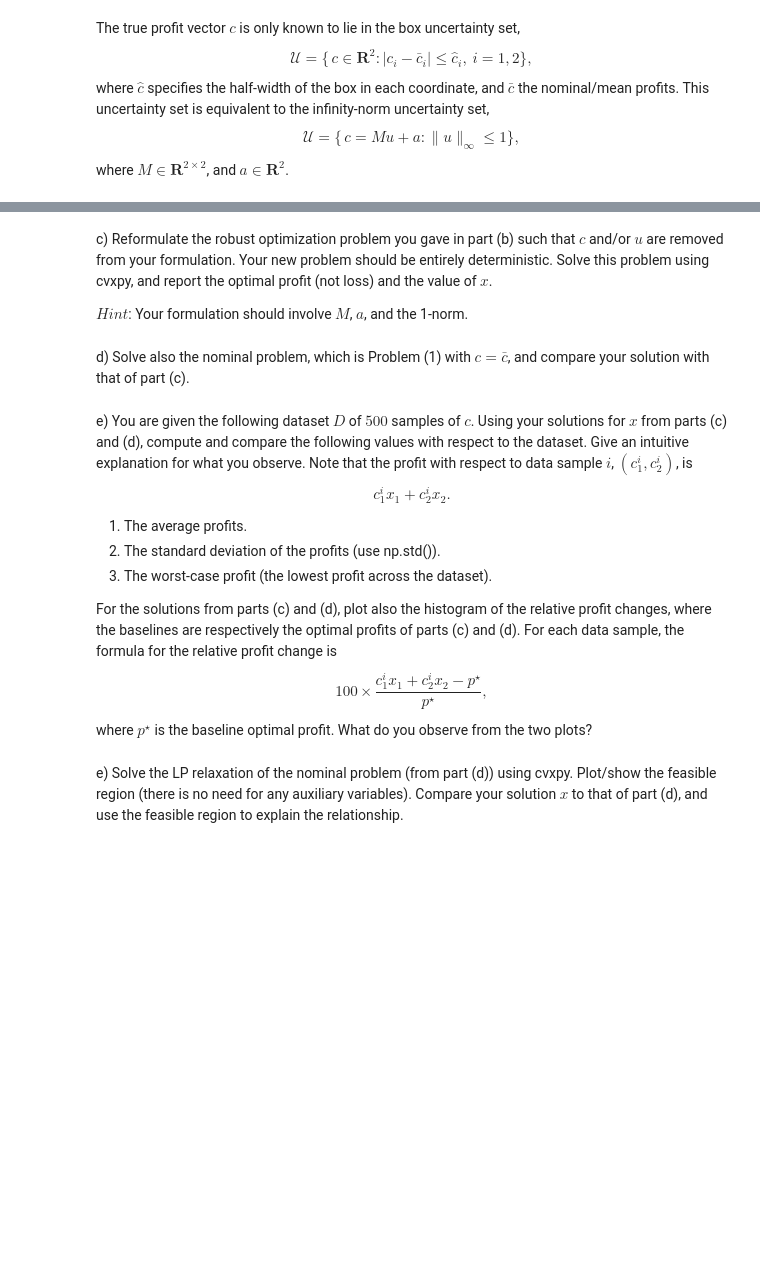
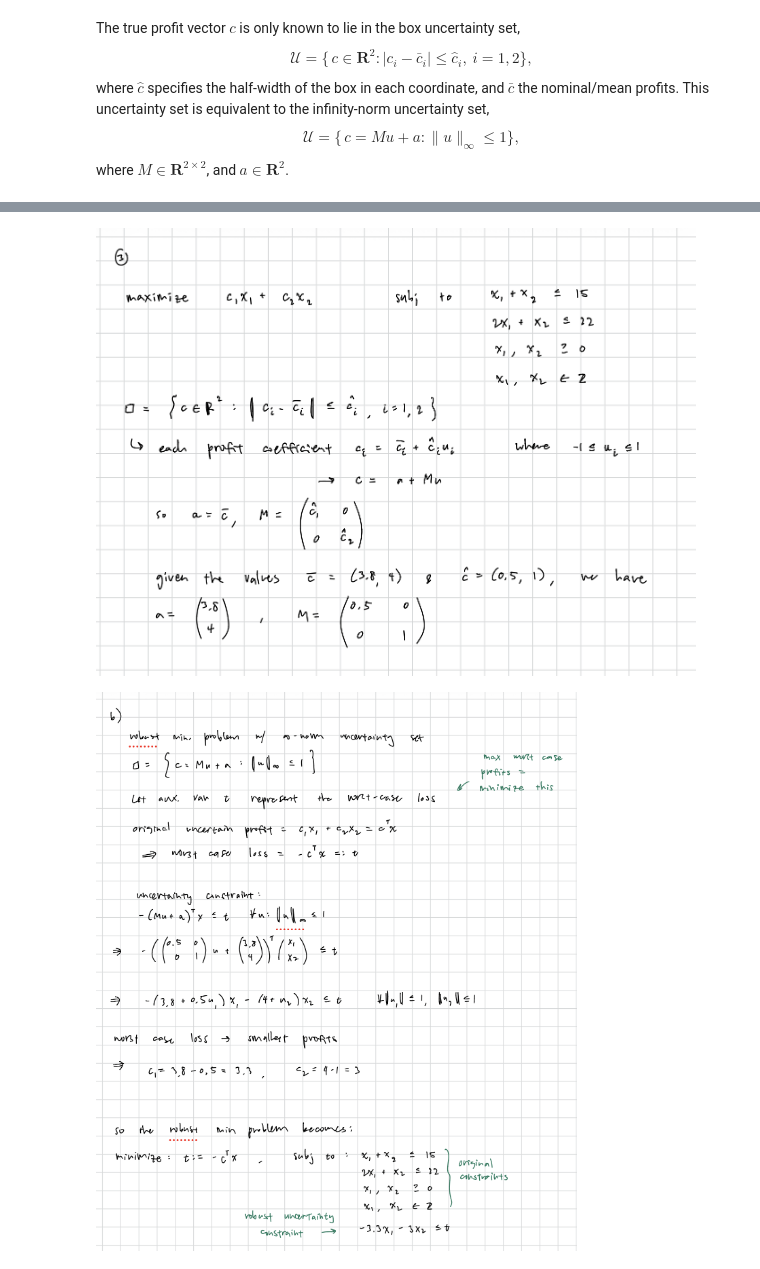
Before and after one commit to andygcui/orf307_pset8, a Jupyter notebook: Homework 8.ipynb, the cells around one changed output, grey strips where cells are left out. Saved outputs shown, nothing was run; the diff lists cells and outputs as text; code cells hidden in the pictures; blank space fills up the shorter version.

```diff
--- a/Homework 8.ipynb
+++ b/Homework 8.ipynb
@@ -88,15 +105,0 @@ $\textit{Hint}$: Use an auxiliary variable.
-# %% [markdown]
-c) Reformulate the robust optimization problem you gave in part (b) such that $c$ and/or $u$ are removed from your formulation. Your new problem should be entirely deterministic. Solve this problem using cvxpy, and report the optimal profit (not loss) and the value of $x$.
-
-$\textit{Hint}$: Your formulation should involve $M$, $a$, and the 1-norm.
-# %% [markdown]
-d) Solve also the nominal problem, which is Problem (1) with $c = \bar{c}$, and compare your solution with that of part (c).
-# %% [markdown]
-e) You are given the following dataset $D$ of $500$ samples of $c$. Using your solutions for $x$ from parts (c) and (d), compute and compare the following values with respect to the dataset. Give an intuitive explanation for what you observe. Note that the profit with respect to data sample $i$, $(c_1^i, c_2^i)$, is $$c_1^ix_1 + c_2^ix_2.$$
-1) The average profits.
-2) The standard deviation of the profits (use np.std()).
-3) The worst-case profit (the lowest profit across the dataset).
-
-For the solutions from parts (c) and (d), plot also the histogram of the relative profit changes, where the baselines are respectively the optimal profits of parts (c) and (d). For each data sample, the formula for the relative profit change is
-$$100\times \frac{c_1^ix_1 + c_2^ix_2 - p^\star}{p^\star},$$
-where $p^{\star}$ is the baseline optimal profit. What do you observe from the two plots?
@@ -117,2 +106,7 @@ D = np.random.uniform(c_bar - c_hat, c_bar + c_hat, size=(500, 2))
-# %% [markdown]
-e) Solve the LP relaxation of the nominal problem (from part (d)) using cvxpy. Plot/show the feasible region (there is no need for any auxiliary variables). Compare your solution $x$ to that of part (d), and use the feasible region to explain the relationship.
+# %%
+display(Image("3a.png", width=600))
+display(Image("3b.png", width=600))
+display(Image("3c.png", width=600))
+# %% [output]
+[figure, added]
+[figure, added]
```
Also changed, not shown: parts of 19 cells of this notebook.
